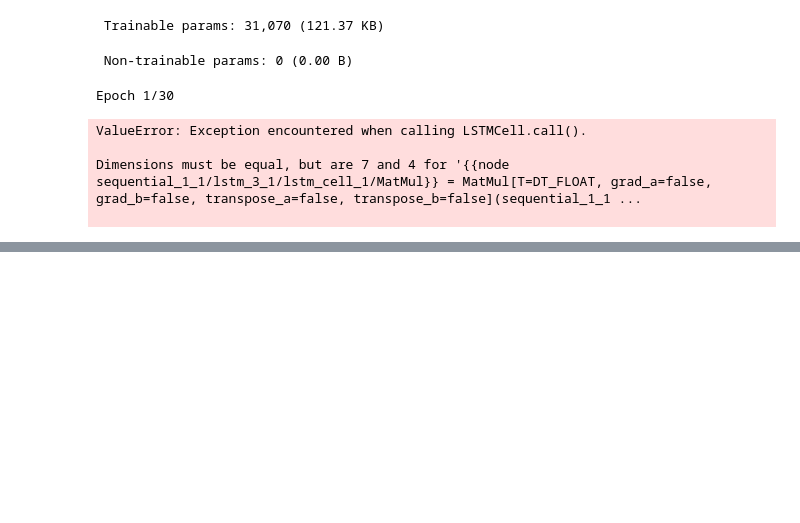
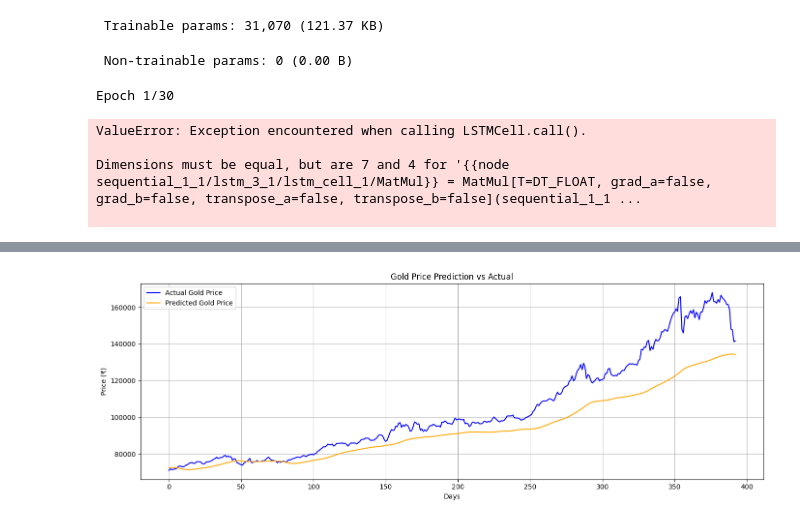
Before and after one commit to Meens005/karat, a Jupyter notebook: notebooks/gold_lstm.ipynb, the cells around one changed output, grey strips where cells are left out. Drawn from its saved outputs; the diff is of its cells as text; code cells hidden in the pictures; blank space fills up the shorter version.

```diff
--- a/notebooks/gold_lstm.ipynb
+++ b/notebooks/gold_lstm.ipynb
@@ -1421,0 +2260,13 @@ model.summary()
+# %%
+# USD per ounce → INR per 10 grams conversion
+# 1 ounce = 31.1035 grams, so per 10g = price / 31.1035 * 10
+# Then multiply by USD/INR rate (use USD_Close column for accurate rate)
+
+mask = df_raw_sorted["Date"] >= "2025-12-15"
+
+df_raw_sorted.loc[mask, "Gold_Close"] = (
+    df_raw_sorted.loc[mask, "Gold_Close"] / 31.1035 * 10 * df_raw_sorted.loc[mask, "USD_Close"]
+)
+
+# Verify the conversion
+print(df_raw_sorted[df_raw_sorted["Date"] >= "2025-12-10"][["Date", "Gold_Close", "USD_Close"]].head(10))
@@ -1421,0 +2387,15 @@ model.summary()
+# %%
+import matplotlib.pyplot as plt
+
+plt.figure(figsize=(14, 5))
+plt.plot(y_test_actual, label="Actual Gold Price", color="blue")
+plt.plot(y_pred_actual, label="Predicted Gold Price", color="orange")
+plt.title("Gold Price Prediction vs Actual")
+plt.xlabel("Days")
+plt.ylabel("Price (₹)")
+plt.legend()
+plt.grid(True)
+plt.tight_layout()
+plt.show()
+# %% [output]
+[figure, added]
```
Also changed, not shown: parts of 58 cells of this notebook, 4 other files.
